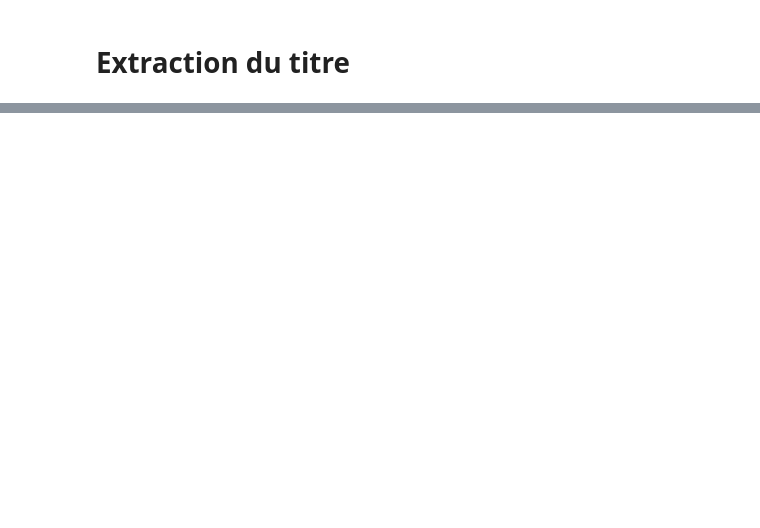
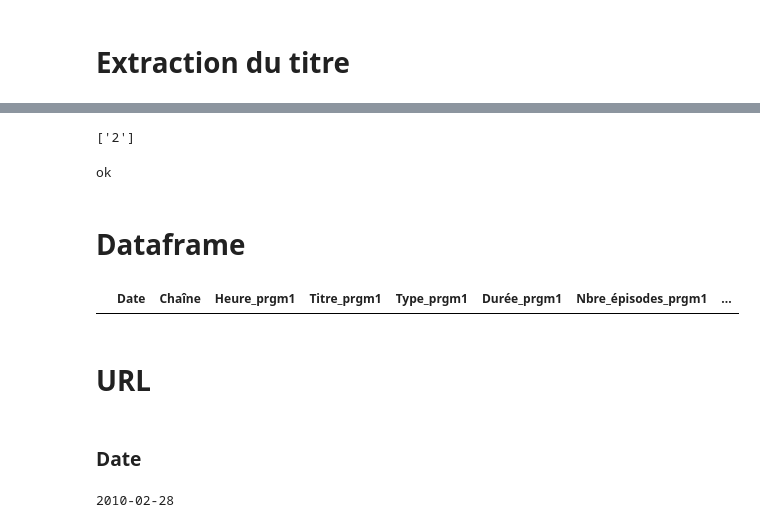
Before and after one commit to dnscharles/Predicting_tv_audiences, a Jupyter notebook: Evelore/Scrapping programme TV.ipynb, the cells around one changed output, grey strips where cells are left out. Saved outputs shown, nothing was run; the diff lists cells and outputs as text; code cells hidden in the pictures; blank space fills up the shorter version.

```diff
--- a/Evelore/Scrapping programme TV.ipynb
+++ b/Evelore/Scrapping programme TV.ipynb
@@ -138,0 +712,13 @@ print(noeud)
+# %%
+age
+# %% [output]
+['2']
+# %%
+if age == ['2']:
+    print("ok")
+else:
+    print("no")
+# %% [output]
+ok
+# %% [markdown]
+# Dataframe
@@ -138,0 +727,13 @@ print(noeud)
+# %%
+Data = pd.DataFrame({"Date": [], "Chaîne": [], "Heure_prgm1": [], "Titre_prgm1": [], "Type_prgm1": [],
+                    "Durée_prgm1": [], "Nbre_épisodes_prgm1": [], "Age_conseillé_prgm1": [], "Heure_prgm2": [],
+                     "Titre_prgm2": [], "Type_prgm2": [], "Durée_prgm2": [], "Nbre_épisodes_prgm2": [],
+                     "Age_conseillé_prgm2": []})
+# %%
+Data
+# %% [output]
+|  | Date | Chaîne | Heure_prgm1 | Titre_prgm1 | Type_prgm1 | Durée_prgm1 | Nbre_épisodes_prgm1 | ... |
+# %% [markdown]
+# URL
+# %% [markdown]
+### Date
@@ -138,0 +744,4 @@ print(noeud)
+# %%
+print(date)
+# %% [output]
+2010-02-28
```
Also changed, not shown: parts of 139 cells of this notebook, 5 other files.
